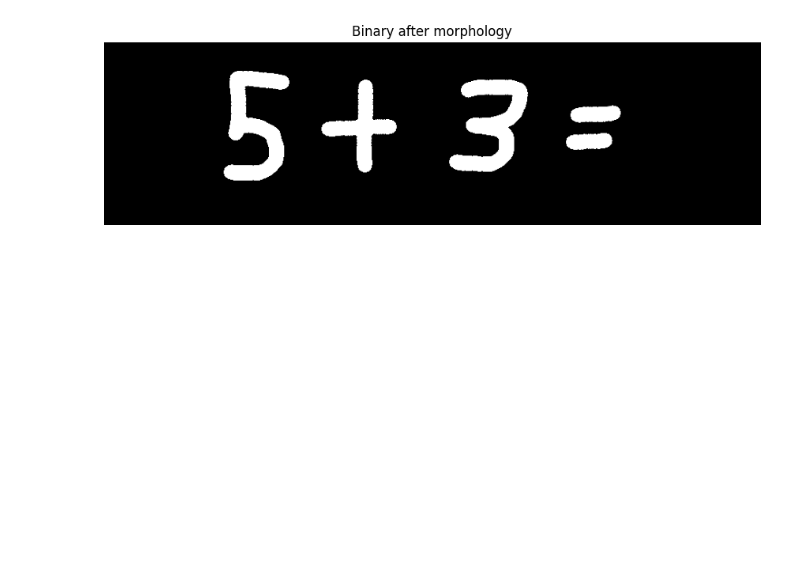
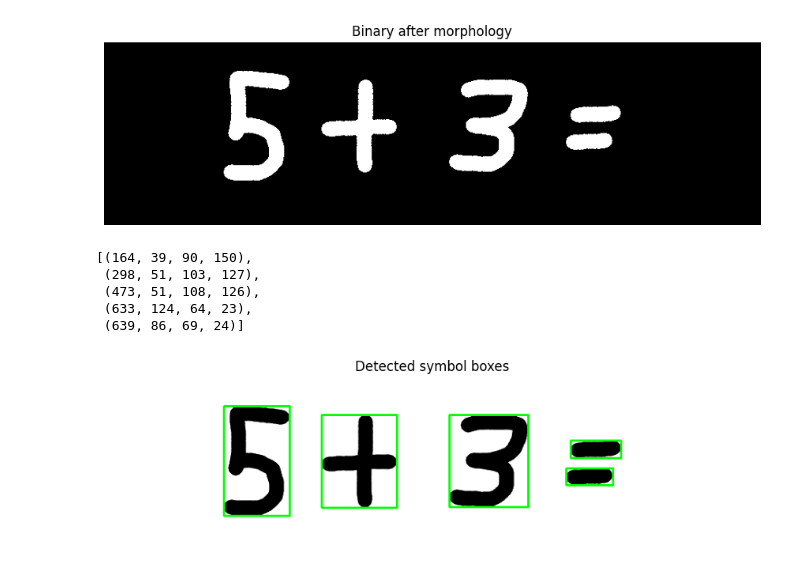
Before and after one commit to EnesYilmazcode/LiveScribe, a Jupyter notebook: main.ipynb, the cells around one changed output. Saved outputs shown, nothing was run; the diff lists cells and outputs as text; code cells hidden in the pictures; blank space fills up the shorter version.

Commit message:
added contour detection adn boxxes around symbols

```diff
--- a/main.ipynb
+++ b/main.ipynb
@@ -108,3 +108,41 @@ plt.title("Binary after morphology")
 plt.show()
 # %% [output]
 [figure]
+# %%
+# Find external contours (each blob)
+contours, _ = cv2.findContours(binary_clean, cv2.RETR_EXTERNAL, cv2.CHAIN_APPROX_SIMPLE)
+
+boxes = []
+min_area = 80  # tune this if you get too much tiny noise
+
+for c in contours:
+    x, y, w, h = cv2.boundingRect(c)
+    if w * h < min_area:
+        continue
+    boxes.append((x, y, w, h))
+
+# Sort left-to-right (so expression is in correct order)
+boxes = sorted(boxes, key=lambda b: b[0])
+
+boxes
+# %% [output]
+[(164, 39, 90, 150),
+ (298, 51, 103, 127),
+ (473, 51, 108, 126),
+ (633, 124, 64, 23),
+ (639, 86, 69, 24)]
+# %%
+vis = img.copy()
+
+for x, y, w, h in boxes:
+    cv2.rectangle(vis, (x, y), (x + w, y + h), (0, 255, 0), 2)
+
+vis_rgb = cv2.cvtColor(vis, cv2.COLOR_BGR2RGB)
+
+plt.figure(figsize=(12, 3))
+plt.imshow(vis_rgb)
+plt.axis("off")
+plt.title("Detected symbol boxes")
+plt.show()
+# %% [output]
+[figure, added]
```
